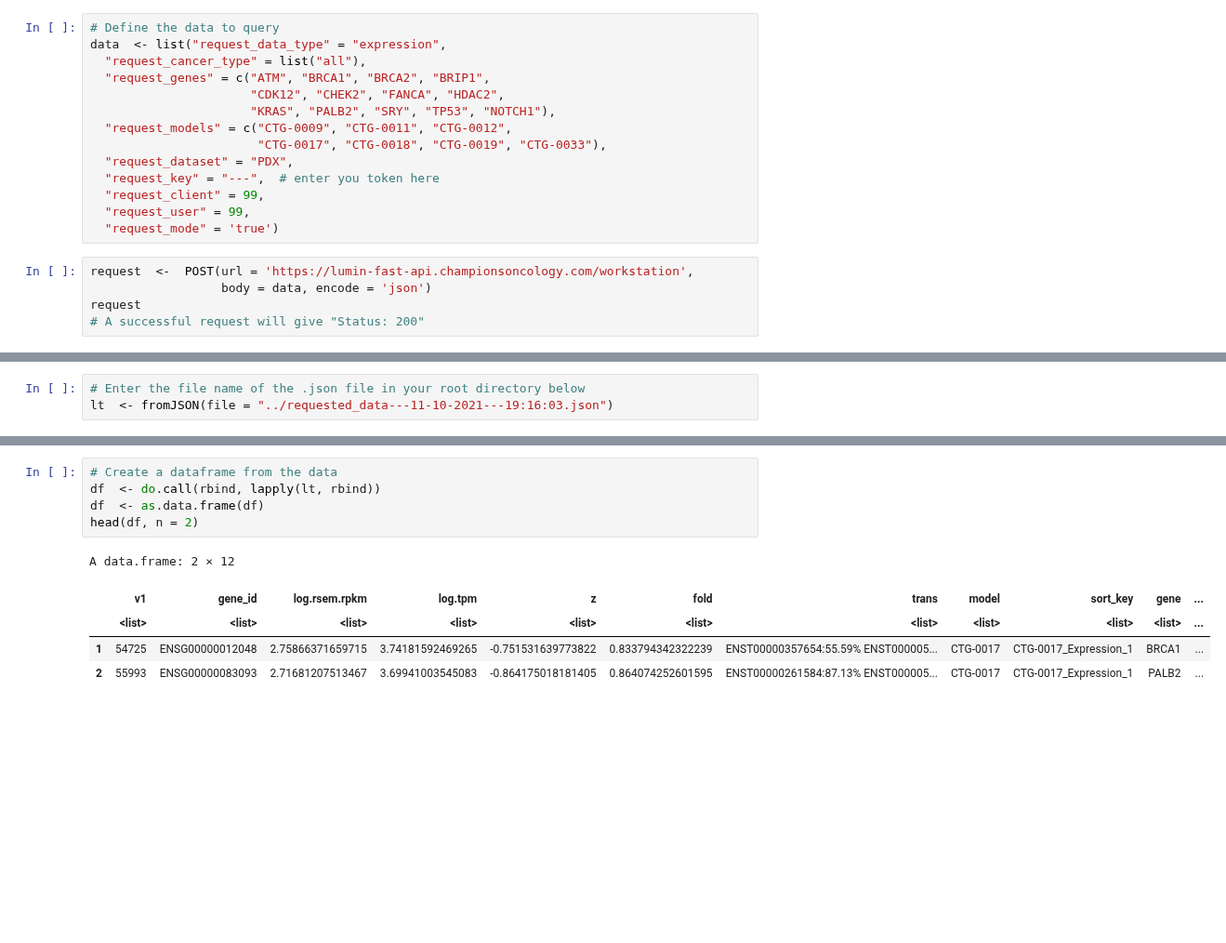
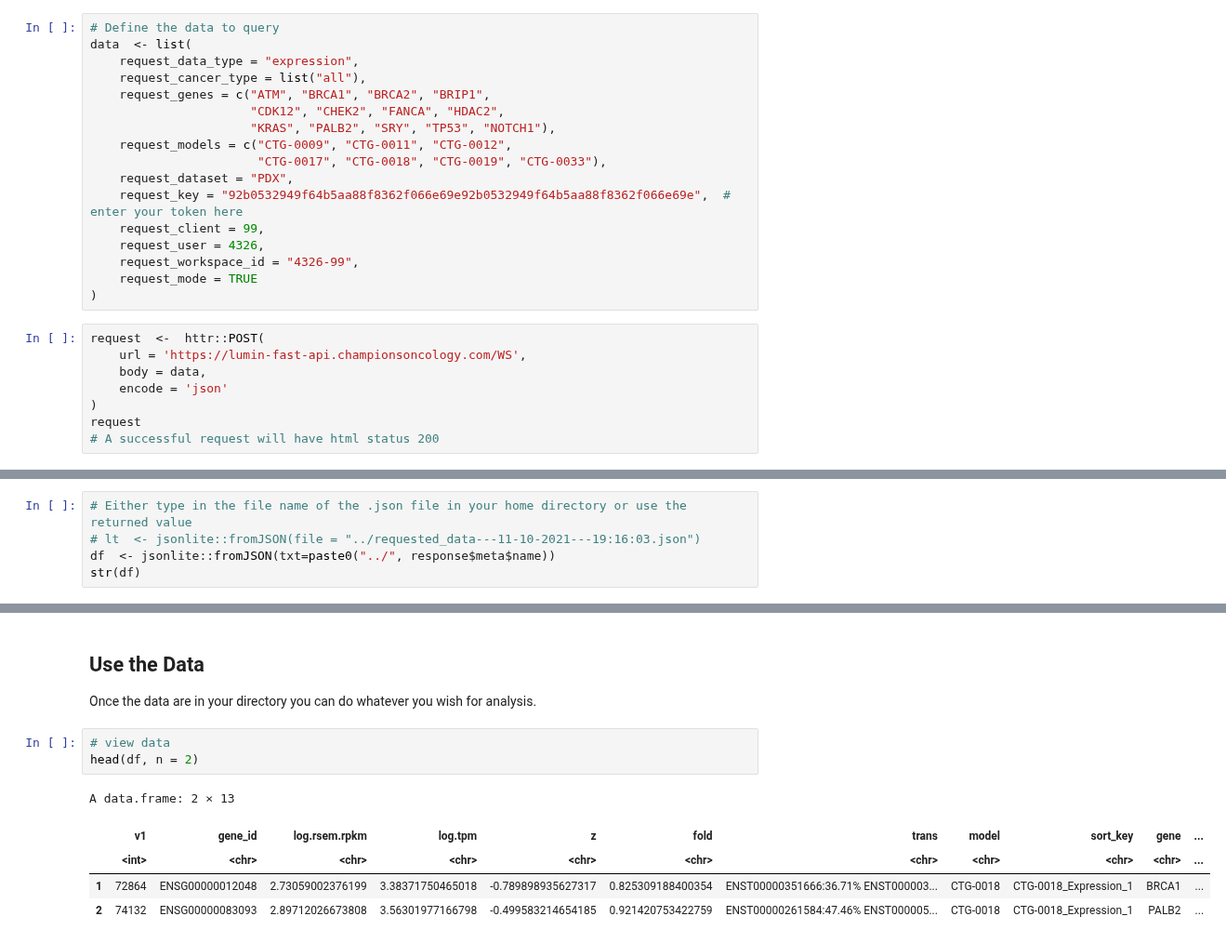
Before and after one commit to liorbey/lumin-workstation-materials, a Jupyter notebook: starter_R.ipynb, the cells around one changed output, grey strips where cells are left out. Shown at 93% size. Drawn from its saved outputs; the diff is of its cells as text; blank space fills up the shorter version.

```diff
--- a/starter_R.ipynb
+++ b/starter_R.ipynb
@@ -20,20 +59,26 @@ suppressPackageStartupMessages(library(viridis))
 # %%
 # Define the data to query
-data  <- list("request_data_type" = "expression",
-  "request_cancer_type" = list("all"),
-  "request_genes" = c("ATM", "BRCA1", "BRCA2", "BRIP1",
+data  <- list(
+    request_data_type = "expression",
+    request_cancer_type = list("all"),
+    request_genes = c("ATM", "BRCA1", "BRCA2", "BRIP1",
                       "CDK12", "CHEK2", "FANCA", "HDAC2",
                       "KRAS", "PALB2", "SRY", "TP53", "NOTCH1"),
-  "request_models" = c("CTG-0009", "CTG-0011", "CTG-0012",
+    request_models = c("CTG-0009", "CTG-0011", "CTG-0012",
                        "CTG-0017", "CTG-0018", "CTG-0019", "CTG-0033"),
-  "request_dataset" = "PDX",
-  "request_key" = "---",  # enter you token here
-  "request_client" = 99,
-  "request_user" = 99,
-  "request_mode" = 'true')
+    request_dataset = "PDX",
+    request_key = "92b0532949f64b5aa88f8362f066e69e92b0532949f64b5aa88f8362f066e69e",  # enter your token here
+    request_client = 99,
+    request_user = 4326,
+    request_workspace_id = "4326-99",
+    request_mode = TRUE
+)
 # %%
-request  <-  POST(url = 'https://lumin-fast-api.championsoncology.com/workstation',
-                  body = data, encode = 'json')
+request  <-  httr::POST(
+    url = 'https://lumin-fast-api.championsoncology.com/WS',
+    body = data,
+    encode = 'json'
+)
 request
-# A successful request will give "Status: 200"
+# A successful request will have html status 200
 # %% [output]
@@ -51,3 +116,5 @@ response
 # %%
-# Enter the file name of the .json file in your root directory below
-lt  <- fromJSON(file = "../requested_data---11-10-2021---19:16:03.json")
+# Either type in the file name of the .json file in your home directory or use the returned value
+# lt  <- jsonlite::fromJSON(file = "../requested_data---11-10-2021---19:16:03.json")
+df  <- jsonlite::fromJSON(txt=paste0("../", response$meta$name))
+str(df)
@@ -54,14 +136,15 @@ lt  <- fromJSON(file = "../requested_data---11-10-2021---19:16:03.json")
+# %% [markdown]
+## Use the Data
+Once the data are in your directory you can do whatever you wish for analysis.
 # %%
-# Create a dataframe from the data
-df  <- do.call(rbind, lapply(lt, rbind))
-df  <- as.data.frame(df)
+# view data
 head(df, n = 2)
 # %% [output]
-A data.frame: 2 × 12
+A data.frame: 2 × 13
 |  | v1 | gene_id | log.rsem.rpkm | log.tpm | z | fold | trans | model | sort_key | gene | ... |
-|  | <list> | <list> | <list> | <list> | <list> | <list> | <list> | <list> | <list> | <list> | ... |
-| 1 | 54725 | ENSG00000012048 | 2.75866371659715 | 3.74181592469265 | -0.751531639773822 | 0.833794342322239 | ENST00000357654:55.59% ENST000005... | CTG-0017 | CTG-0017_Expression_1 | BRCA1 | ... |
-| 2 | 55993 | ENSG00000083093 | 2.71681207513467 | 3.69941003545083 | -0.864175018181405 | 0.864074252601595 | ENST00000261584:87.13% ENST000005... | CTG-0017 | CTG-0017_Expression_1 | PALB2 | ... |
+|  | <int> | <chr> | <chr> | <chr> | <chr> | <chr> | <chr> | <chr> | <chr> | <chr> | ... |
+| 1 | 72864 | ENSG00000012048 | 2.73059002376199 | 3.38371750465018 | -0.789898935627317 | 0.825309188400354 | ENST00000351666:36.71% ENST000003... | CTG-0018 | CTG-0018_Expression_1 | BRCA1 | ... |
+| 2 | 74132 | ENSG00000083093 | 2.89712026673808 | 3.56301977166798 | -0.499583214654185 | 0.921420753422759 | ENST00000261584:47.46% ENST000005... | CTG-0018 | CTG-0018_Expression_1 | PALB2 | ... |
 # %%
 # Set the data type before plotting
 df$gene  <- as.character(df$gene)
```
Also changed, not shown: parts of 10 cells of this notebook.
